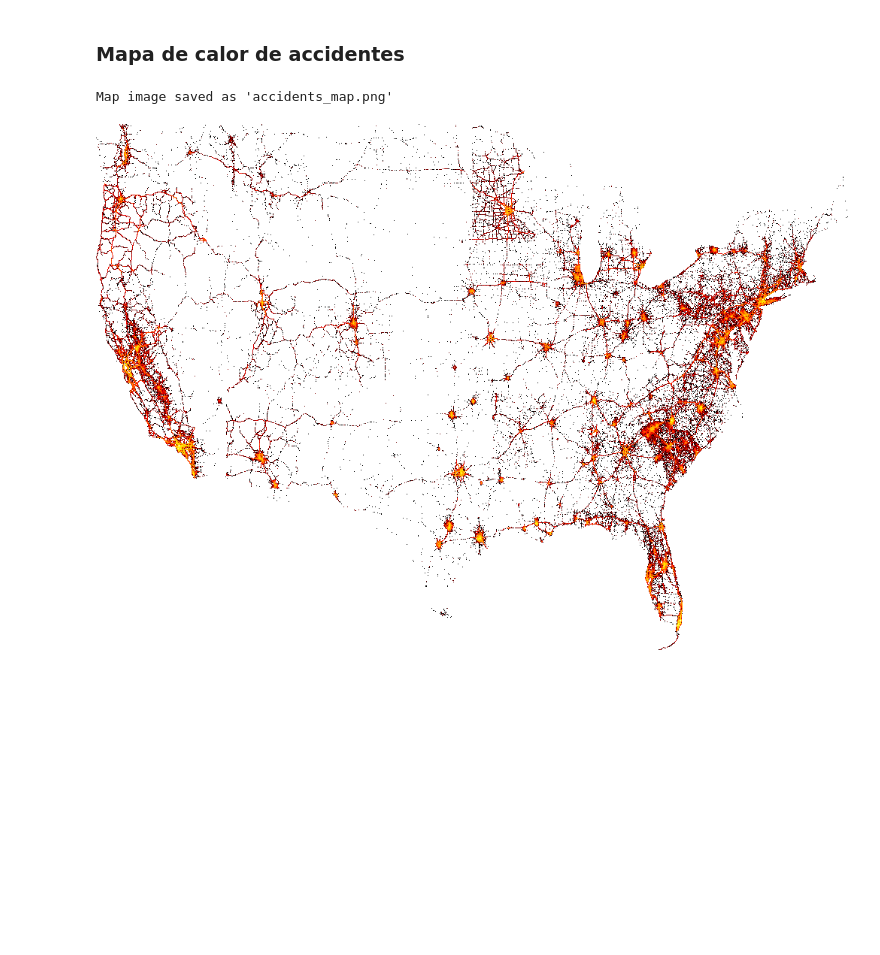
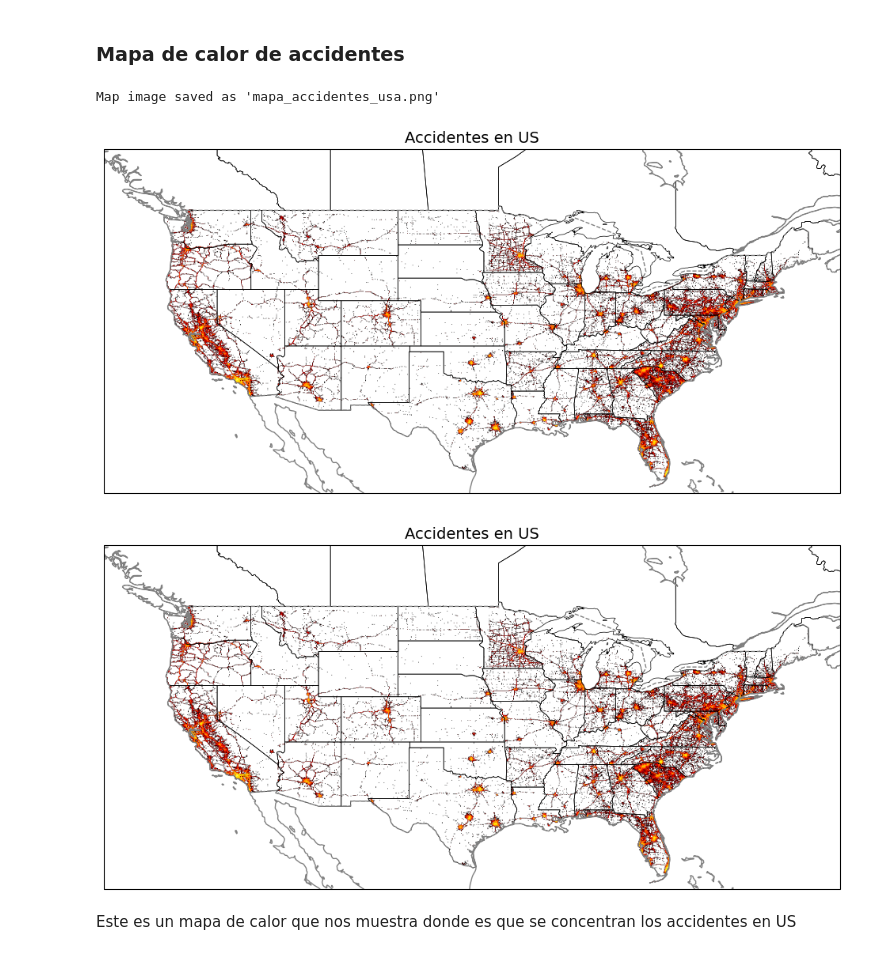
Before and after one commit to RKCbas/BigData-Apuntes, a Jupyter notebook: Proyecto Final/Proyecto Final.ipynb, the cells around one changed output. Saved outputs shown, nothing was run; the diff lists cells and outputs as text; code cells hidden in the pictures; blank space fills up the shorter version.

Commit message:
Updated the accidentes map

```diff
--- a/Proyecto Final/Proyecto Final.ipynb
+++ b/Proyecto Final/Proyecto Final.ipynb
@@ -572,37 +574,62 @@ try:
 
         while hits and len(all_coords) < 900_000:
             for hit in hits:
                 src = hit['_source']
                 lat = src.get('Start_Lat')
                 lng = src.get('Start_Lng')
                 if lat is not None and lng is not None:
                     all_coords.append((lng, lat))   # (x, y) = (long, lat)
 
             response = es.scroll(scroll_id=scroll_id, scroll='2m')
             scroll_id = response['_scroll_id']
             hits = response['hits']['hits']
 
         es.clear_scroll(scroll_id=scroll_id)
 
         # Convertir a DataFrame
         df = pd.DataFrame(all_coords, columns=['x', 'y'])
 
         # Crear un canvas (área de dibujo)
-        canvas = ds.Canvas(plot_width=1000, plot_height=700)
+        canvas = ds.Canvas(plot_width=1000, plot_height=600, x_range=[-130, -65], y_range=[24, 50])  # USA bounds
         agg = canvas.points(df, 'x', 'y')
 
         # Convertir agregación en imagen
         img = tf.shade(agg, cmap=Hot, how='log')
 
+        # Convertir a imagen PIL
+        img_pil = img.to_pil()
+
+        # Dibujar sobre Cartopy
+        fig = plt.figure(figsize=(12, 8))
+        ax = plt.axes(projection=ccrs.PlateCarree())
+        ax.set_extent([-130, -65, 24, 50])  # USA mainland
+
+        # Mostrar la imagen de datashader como fondo
+        ax.imshow(img_pil, extent=[-130, -65, 24, 50], origin='upper')
+
+        # Añadir contorno de estados
+        ax.add_feature(cfeature.STATES, edgecolor='black', linewidth=0.5)
+        ax.add_feature(cfeature.BORDERS, edgecolor='gray', linestyle='--')
+        ax.add_feature(cfeature.COASTLINE, edgecolor='gray')
+
         # Mostrar imagen
-        img.to_pil().show()
+        # img.to_pil().show()
 
-        export_image(img, filename="accidents_map")
-        print("Map image saved as 'accidents_map.png'")
+        # export_image(img, filename="accidents_map")
+
+        ax.set_title("Accidentes en US", fontsize=14)
+        plt.savefig("mapa_accidentes_usa.png", dpi=300, bbox_inches='tight')
+        print("Map image saved as 'mapa_accidentes_usa.png'")
+        # plt.savefig("mapa_accidentes_usa.pdf")
+        # plt.savefig("mapa_accidentes_usa.svg")
+
 
 except Exception as e:
     print(f"an error occurred: {e}")
 # %% [output]
-Map image saved as 'accidents_map.png'
+Map image saved as 'mapa_accidentes_usa.png'
+[figure, added]
-# %% [markdown]
-![tmpbzeowtfa.PNG](attachment:tmpbzeowtfa.PNG)
+# %% [markdown]
+![image.png](attachment:image.png)
+
+Este es un mapa de calor que nos muestra donde es que se concentran los accidentes en US
```
Also changed, not shown: parts of 1 cell of this notebook, 2 other files.
